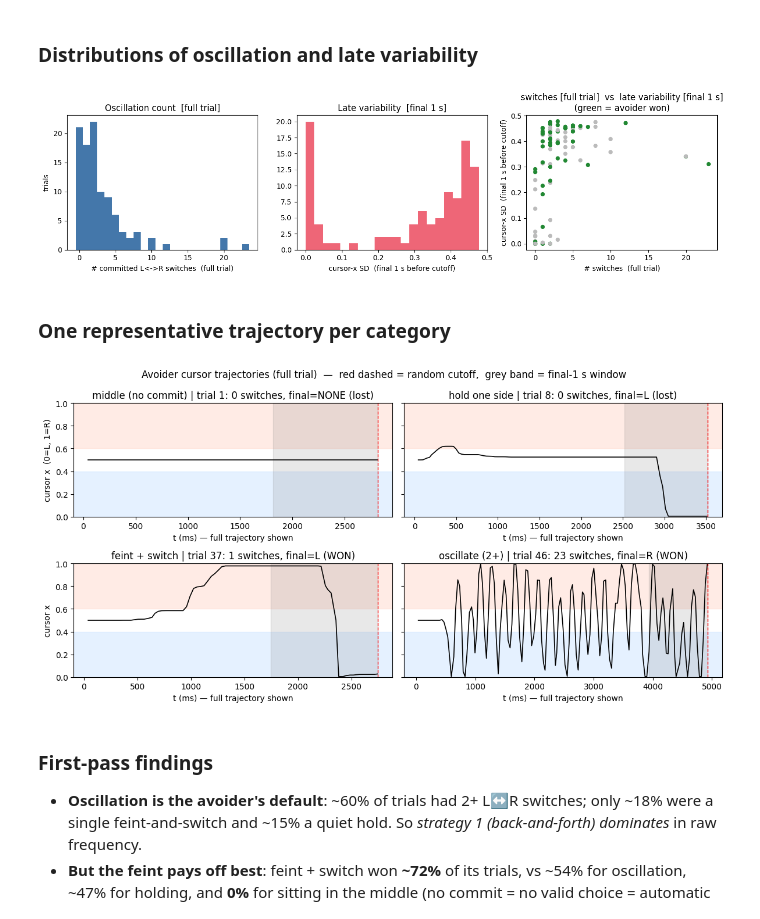
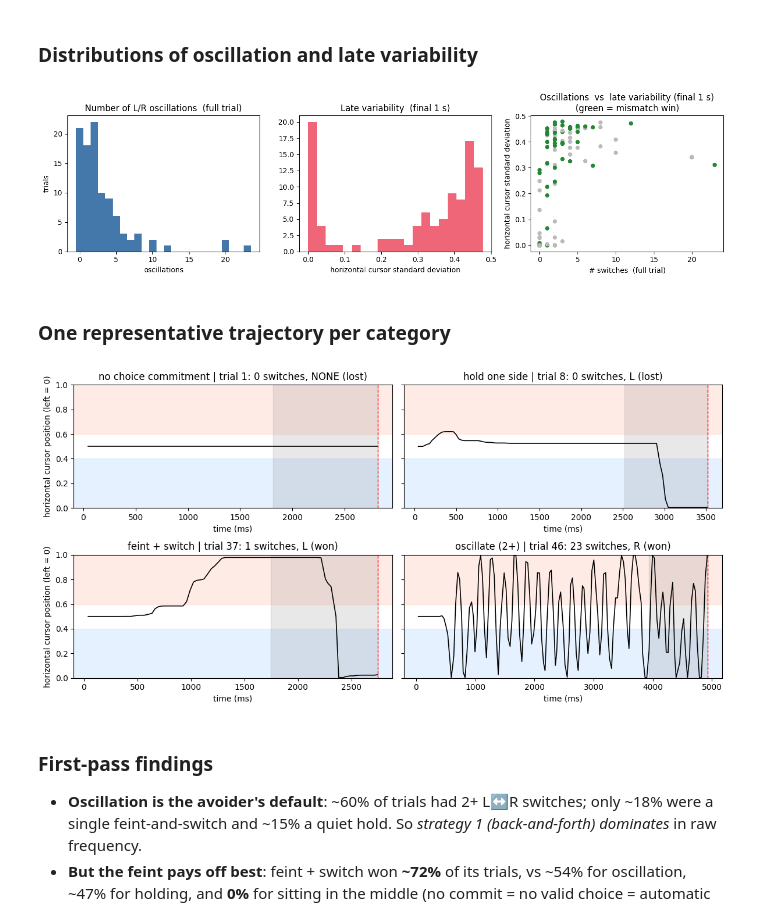
Before and after one commit to tomhagley6/matching_pennies, a Jupyter notebook: matching_pennies_game_analysis.ipynb, the cells around one changed output. Cells and saved outputs as stored; diff of their text form; code cells hidden in the pictures.

Commit message:
first 4 analysis figures

```diff
--- a/matching_pennies_game_analysis.ipynb
+++ b/matching_pennies_game_analysis.ipynb
@@ -142,53 +142,53 @@ fig, ax = plt.subplots(1, 3, figsize=(13.5, 3.8))
 
 # [FULL TRIAL] number of L<->R switches across the whole trial
 ax[0].hist(af.n_switch, bins=range(0, int(af.n_switch.max()) + 2), align="left", color="#4477aa")
-ax[0].set(xlabel="# committed L<->R switches  (full trial)", ylabel="trials",
-          title="Oscillation count  [full trial]")
+ax[0].set(xlabel="oscillations", ylabel="trials",
+          title="Number of L/R oscillations  (full trial)")
 
 # [FINAL 1 s] cursor-x SD in the last 1 s before the random cutoff
 ax[1].hist(af.x_std_last1s.dropna(), bins=20, color="#ee6677")
-ax[1].set(xlabel="cursor-x SD  (final 1 s before cutoff)",
-          title="Late variability  [final 1 s]")
+ax[1].set(xlabel="horizontal cursor standard deviation",
+          title="Late variability  (final 1 s)")
 
 # x = full-trial switches, y = final-1 s variability
 colours = af.won.map({True: "#228833", False: "#bbbbbb"})
 ax[2].scatter(af.n_switch, af.x_std_last1s, c=colours, s=24)
 ax[2].set(xlabel="# switches  (full trial)",
-          ylabel="cursor-x SD  (final 1 s before cutoff)",
-          title="switches [full trial]  vs  late variability [final 1 s]\n(green = avoider won)")
+          ylabel="horizontal cursor standard deviation",
+          title="Oscillations  vs  late variability (final 1 s)\n(green = mismatch win)")
 fig.tight_layout()
 # %% [output]
-[figure, old version]
+[figure, new version]
 # %% [markdown]
 ### One representative trajectory per category
 # %%
 picks = {}
-picks["middle (no commit)"] = af[af.behaviour == "middle (no commit)"].index[0]
+picks["no choice commitment"] = af[af.behaviour == "middle (no commit)"].index[0]
 hold = af[(af.behaviour == "hold one side") & (af.final_zone != "NONE")]
 picks["hold one side"] = hold.sort_values("x_std_all").index[0]
 picks["feint + switch"] = af[af.behaviour == "feint + switch"].sort_values("peak_speed").index[-1]
 picks["oscillate (2+)"] = af[af.behaviour == "oscillate (2+)"].sort_values("n_switch").index[-1]
 
 fig, axes = plt.subplots(2, 2, figsize=(12, 6), sharey=True)
 for ax_, (cat, tr) in zip(axes.ravel(), picks.items()):
     g = avoider[avoider.trial == tr].sort_values("t_ms")
     cutoff = mp.loc[tr, "random_time_ms"]
     ax_.axhspan(0.0, 0.40, color="#cce5ff", alpha=.5)            # L zone (approx)
     ax_.axhspan(0.60, 1.0, color="#ffd9cc", alpha=.5)            # R zone (approx)
     ax_.axvspan(cutoff - 1000, cutoff, color="grey", alpha=.18)  # the 'final 1 s' window
     ax_.plot(g.t_ms, g.x, color="k", lw=1.2)                     # full-trial trajectory
     ax_.axvline(cutoff, color="red", ls="--", lw=1)             # random cutoff
-    won = "WON" if af.loc[tr, "won"] else "lost"
+    won = "won" if af.loc[tr, "won"] else "lost"
     ax_.set(title=f"{cat} | trial {tr}: {int(af.loc[tr, 'n_switch'])} switches, "
-                  f"final={af.loc[tr, 'final_zone']} ({won})",
-            xlabel="t (ms) — full trajectory shown", ylim=(0, 1))
-axes[0, 0].set_ylabel("cursor x  (0=L, 1=R)")
-axes[1, 0].set_ylabel("cursor x")
-fig.suptitle("Avoider cursor trajectories (full trial)  —  "
-             "red dashed = random cutoff,  grey band = final-1 s window")
+                  f"{af.loc[tr, 'final_zone']} ({won})",
+            xlabel="time (ms)", ylim=(0, 1))
+axes[0, 0].set_ylabel("horizontal cursor position (left = 0)")
+axes[1, 0].set_ylabel("horizontal cursor position (left = 0)")
+# fig.suptitle("Avoider cursor trajectories (full trial)  —  "
+#              "red dashed = random cutoff,  grey band = final-1 s window")
 fig.tight_layout()
 # %% [output]
-[figure, old version]
+[figure, new version]
 # %% [markdown]
 ### First-pass findings
 
```
Also changed, not shown: 5 other files.
